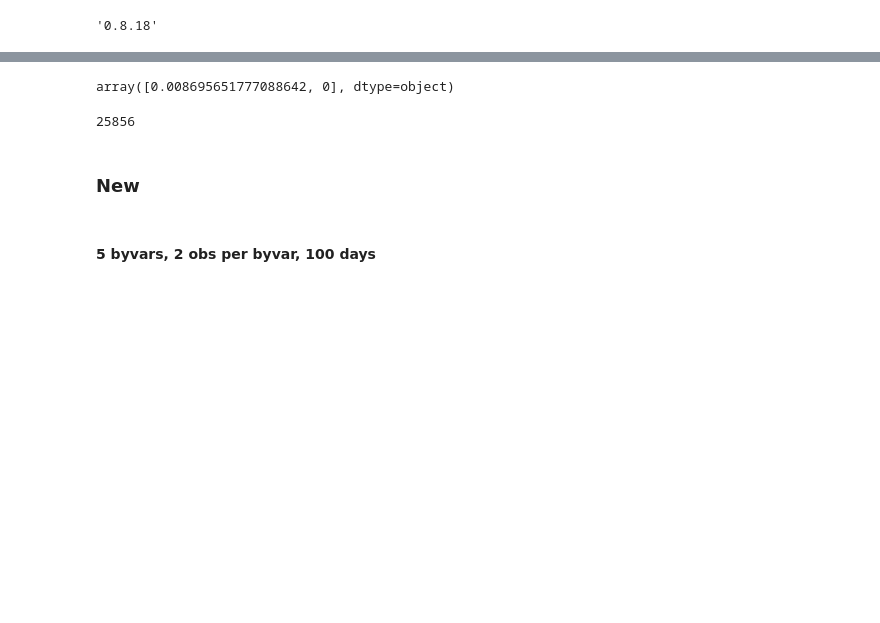
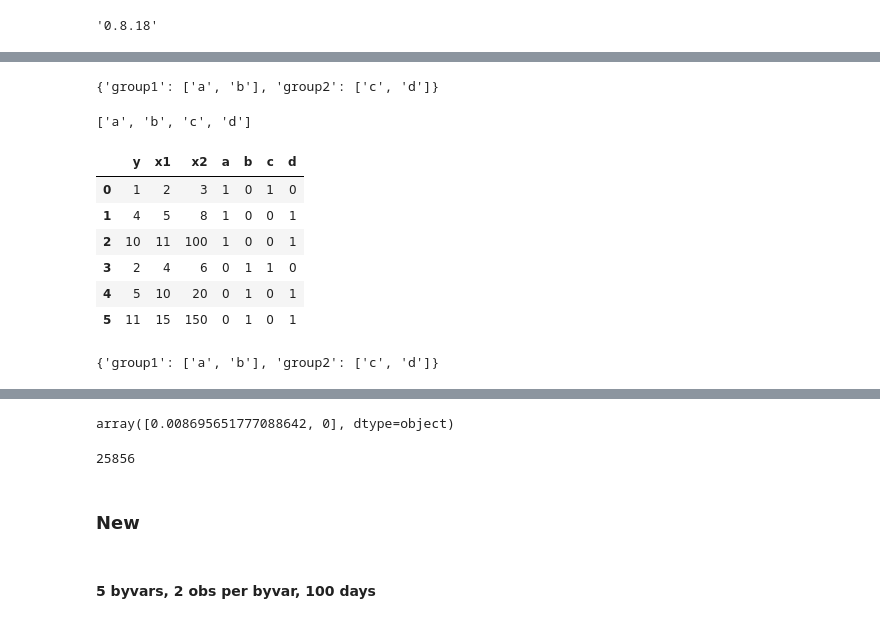
Before and after one commit to whoopnip/dero, a Jupyter notebook: Testing Scratchbook 2.ipynb, the cells around one changed output, grey strips where cells are left out. Saved outputs shown, nothing was run; the diff lists cells and outputs as text; code cells hidden in the pictures; blank space fills up the shorter version.

```diff
--- a/Testing Scratchbook 2.ipynb
+++ b/Testing Scratchbook 2.ipynb
@@ -63,3 +63,14 @@ df_extra_dates = pd.DataFrame([
 
 df_extra_datetime = df_extra_dates.copy()
 df_extra_datetime['Date'] = pd.to_datetime(df_extra_datetime['Date'])
+# %%
+from numpy import nan
+
+df = pd.DataFrame(
+        data=[
+            (1, 2, 3),
+            (4, 5, nan),
+            (10, 11, 100)
+        ],
+        columns=['y', 'x1', 'x2']
+    )
@@ -65,0 +232,50 @@ df_extra_datetime['Date'] = pd.to_datetime(df_extra_datetime['Date'])
+# %%
+dummy_cols_dict
+# %% [output]
+{'group1': ['a', 'b'], 'group2': ['c', 'd']}
+# %%
+def _extract_all_dummy_cols_from_dummy_cols_dict(dummy_cols_dict):
+    all_values = []
+    for fe_col, fe_values in dummy_cols_dict.items():
+        all_values += fe_values
+    return all_values
+_extract_all_dummy_cols_from_dummy_cols_dict(dummy_cols_dict)
+# %% [output]
+['a', 'b', 'c', 'd']
+# %%
+def fixed_effects_reg_df_and_cols_dict(df, fe_vars):
+    fe_vars = _to_list_if_str(fe_vars)
+
+    fe_cols_dict = {}
+    for fe_var in fe_vars:
+        df, cols = _fixed_effects_reg_df_and_cols(df, fe_var)
+        fe_cols_dict[fe_var] = cols
+
+    return df, fe_cols_dict
+
+def _fixed_effects_reg_df_and_cols(df, fe_var):
+    dummies = pd.get_dummies(df[fe_var])
+    dummy_cols = [col for col in dummies.columns]
+    return pd.concat([df, dummies], axis=1).drop(fe_var, axis=1), dummy_cols
+
+def _to_list_if_str(list_):
+    if isinstance(list_, str):
+        list_ = [list_]
+    assert isinstance(list_, list)
+    return list_
+
+df, dummy_cols_dict = fixed_effects_reg_df_and_cols_dict(df_two_groups, ['group1', 'group2'])
+# %%
+df
+# %% [output]
+|  | y | x1 | x2 | a | b | c | d |
+| 0 | 1 | 2 | 3 | 1 | 0 | 1 | 0 |
+| 1 | 4 | 5 | 8 | 1 | 0 | 0 | 1 |
+| 2 | 10 | 11 | 100 | 1 | 0 | 0 | 1 |
+| 3 | 2 | 4 | 6 | 0 | 1 | 1 | 0 |
+| 4 | 5 | 10 | 20 | 0 | 1 | 0 | 1 |
+| 5 | 11 | 15 | 150 | 0 | 1 | 0 | 1 |
+# %%
+dummy_cols_dict
+# %% [output]
+{'group1': ['a', 'b'], 'group2': ['c', 'd']}
```
Also changed, not shown: parts of 45 cells of this notebook, 5 other files.
